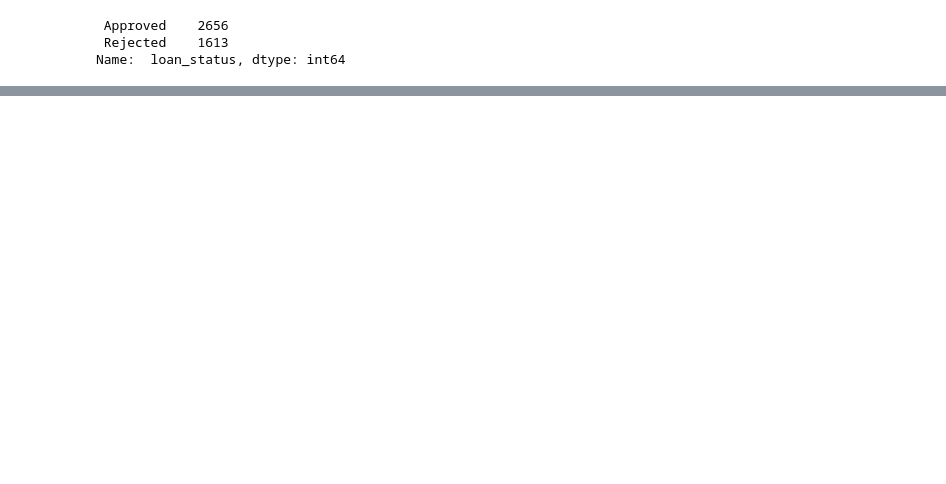
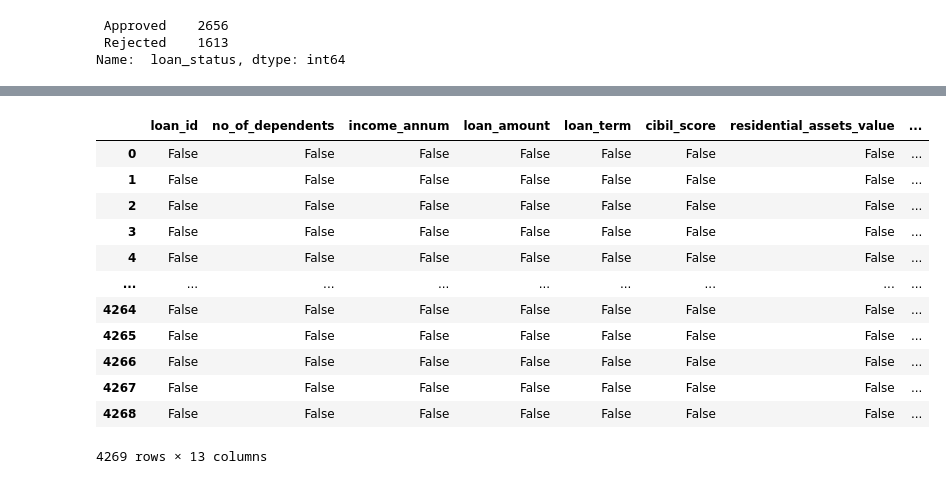
Before and after one commit to sha2992/Laptop-Price-Data, a Jupyter notebook: loan-approval-prediction.ipynb, the cells around one changed output, grey strips where cells are left out. Cells and saved outputs as stored; diff of their text form; code cells hidden in the pictures; blank space fills up the shorter version.

```diff
--- a/loan-approval-prediction.ipynb
+++ b/loan-approval-prediction.ipynb
@@ -118,0 +206,16 @@ Name:  loan_status, dtype: int64
+# %%
+df.isna()
+# %% [output]
+|  | loan_id | no_of_dependents | income_annum | loan_amount | loan_term | cibil_score | residential_assets_value | ... |
+| 0 | False | False | False | False | False | False | False | ... |
+| 1 | False | False | False | False | False | False | False | ... |
+| 2 | False | False | False | False | False | False | False | ... |
+| 3 | False | False | False | False | False | False | False | ... |
+| 4 | False | False | False | False | False | False | False | ... |
+| ... | ... | ... | ... | ... | ... | ... | ... | ... |
+| 4264 | False | False | False | False | False | False | False | ... |
+| 4265 | False | False | False | False | False | False | False | ... |
+| 4266 | False | False | False | False | False | False | False | ... |
+| 4267 | False | False | False | False | False | False | False | ... |
+| 4268 | False | False | False | False | False | False | False | ... |
+4269 rows × 13 columns
```
Also changed, not shown: parts of 9 cells of this notebook.
